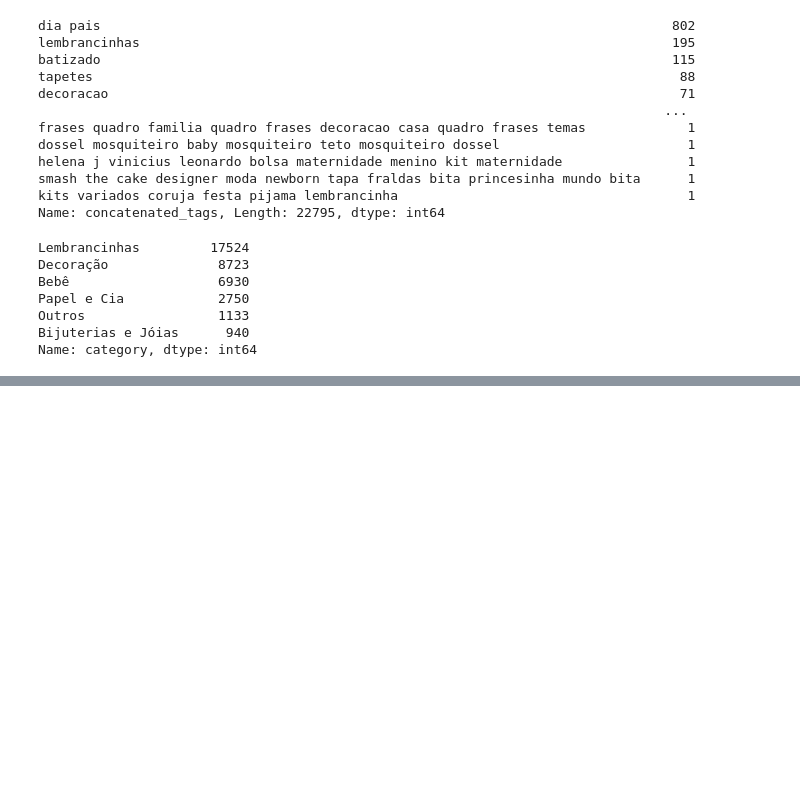
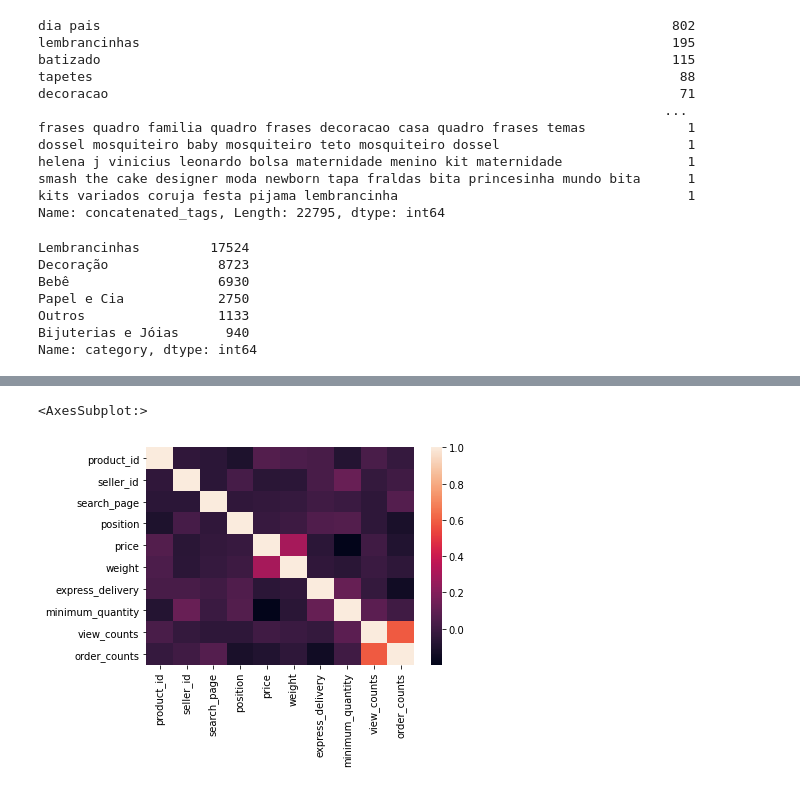
Before and after one commit to Chikuji/intelligent-systems-project, a Jupyter notebook: training/experiment.ipynb, the cells around one changed output, grey strips where cells are left out. Drawn from its saved outputs; the diff is of its cells as text; code cells hidden in the pictures; blank space fills up the shorter version.

```diff
--- a/training/experiment.ipynb
+++ b/training/experiment.ipynb
@@ -220,0 +226,5 @@ Name: category, dtype: int64
+# %%
+# Carga do Dataset de validação
+
+test_products_csv = os.environ['TEST_PATH']
+df_test = pd.read_csv(test_products_csv)
@@ -220,0 +334,5 @@ Name: category, dtype: int64
+# %%
+sns.heatmap(df_test.corr())
+# %% [output]
+<AxesSubplot:>
+[figure, added]
```
Also changed, not shown: parts of 20 cells of this notebook.
